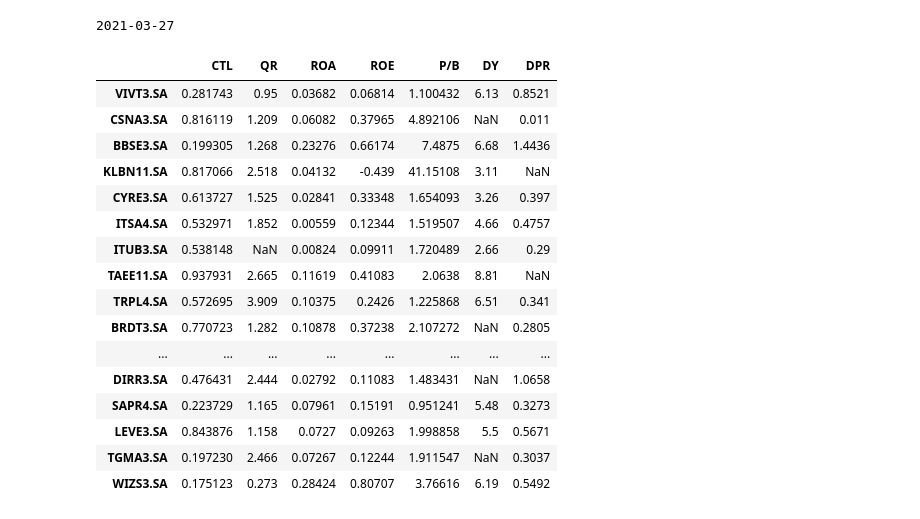
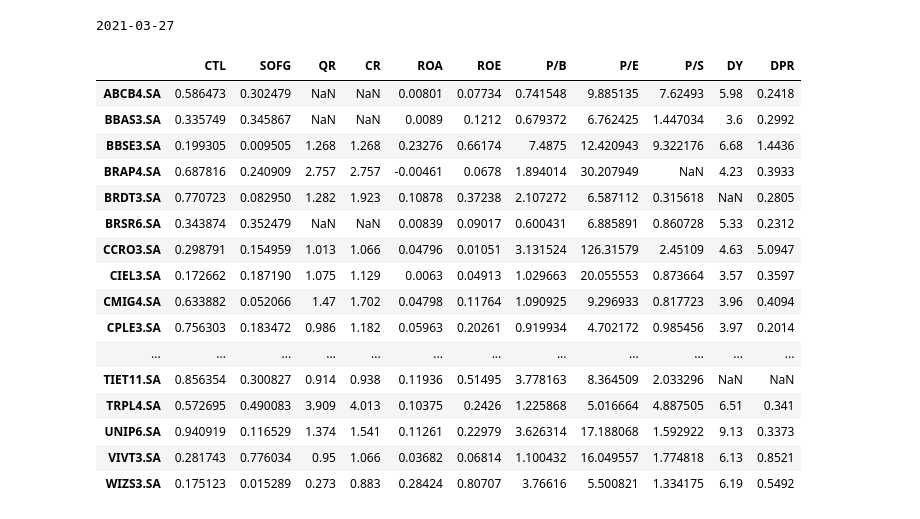
Before and after one commit to luizalbertocviana/python-financas, a Jupyter notebook: dividendos.ipynb, the cells around one changed output. Saved outputs shown, nothing was run; the diff lists cells and outputs as text; code cells hidden in the pictures.

```diff
--- a/dividendos.ipynb
+++ b/dividendos.ipynb
@@ -74,11 +74,15 @@ parameters_summary_details = [
     'fiftyTwoWeekLow',
     'fiftyTwoWeekHigh',
     'fiveYearAvgDividendYield',
-    'payoutRatio'
+    'payoutRatio',
+    'beta',
+    'trailingPE',
+    'priceToSalesTrailing12Months'
 ]
 
 parameters_financial_data = [
     'quickRatio',
+    'currentRatio',
     'returnOnAssets',
     'returnOnEquity',
     'debtToEquity',
@@ -111,36 +115,45 @@ def how_close_to_low(stock):
     length = high - low
 
     return (price - low) / length
+
+def beta_stable_or_fast_growing(stock):
+    beta = stock['beta']
+
+    return abs(1.0 - beta)
 # %%
 criteria = pd.DataFrame(index=data.index)
 
 criteria['CTL'] = data.apply(how_close_to_low, axis='columns')
+criteria['SOFG'] = data.apply(beta_stable_or_fast_growing, axis='columns')
 criteria['QR'] = data['quickRatio']
+criteria['CR'] = data['currentRatio']
 criteria['ROA'] = data['returnOnAssets']
 criteria['ROE'] = data['returnOnEquity']
 criteria['P/B'] = data['priceToBook']
+criteria['P/E'] = data['trailingPE']
+criteria['P/S'] = data['priceToSalesTrailing12Months']
 criteria['DY'] = data['fiveYearAvgDividendYield']
 criteria['DPR'] = data['payoutRatio']
 
-criteria
+criteria.sort_index()
 # %% [output]
-|  | CTL | QR | ROA | ROE | P/B | DY | DPR |
-| VIVT3.SA | 0.281743 | 0.95 | 0.03682 | 0.06814 | 1.100432 | 6.13 | 0.8521 |
-| CSNA3.SA | 0.816119 | 1.209 | 0.06082 | 0.37965 | 4.892106 | NaN | 0.011 |
-| BBSE3.SA | 0.199305 | 1.268 | 0.23276 | 0.66174 | 7.4875 | 6.68 | 1.4436 |
-| KLBN11.SA | 0.817066 | 2.518 | 0.04132 | -0.439 | 41.15108 | 3.11 | NaN |
-| CYRE3.SA | 0.613727 | 1.525 | 0.02841 | 0.33348 | 1.654093 | 3.26 | 0.397 |
-| ITSA4.SA | 0.532971 | 1.852 | 0.00559 | 0.12344 | 1.519507 | 4.66 | 0.4757 |
-| ITUB3.SA | 0.538148 | NaN | 0.00824 | 0.09911 | 1.720489 | 2.66 | 0.29 |
-| TAEE11.SA | 0.937931 | 2.665 | 0.11619 | 0.41083 | 2.0638 | 8.81 | NaN |
-| TRPL4.SA | 0.572695 | 3.909 | 0.10375 | 0.2426 | 1.225868 | 6.51 | 0.341 |
-| BRDT3.SA | 0.770723 | 1.282 | 0.10878 | 0.37238 | 2.107272 | NaN | 0.2805 |
-| ... | ... | ... | ... | ... | ... | ... | ... |
-| DIRR3.SA | 0.476431 | 2.444 | 0.02792 | 0.11083 | 1.483431 | NaN | 1.0658 |
-| SAPR4.SA | 0.223729 | 1.165 | 0.07961 | 0.15191 | 0.951241 | 5.48 | 0.3273 |
-| LEVE3.SA | 0.843876 | 1.158 | 0.0727 | 0.09263 | 1.998858 | 5.5 | 0.5671 |
-| TGMA3.SA | 0.197230 | 2.466 | 0.07267 | 0.12244 | 1.911547 | NaN | 0.3037 |
-| WIZS3.SA | 0.175123 | 0.273 | 0.28424 | 0.80707 | 3.76616 | 6.19 | 0.5492 |
+|  | CTL | SOFG | QR | CR | ROA | ROE | P/B | P/E | P/S | DY | DPR |
+| ABCB4.SA | 0.586473 | 0.302479 | NaN | NaN | 0.00801 | 0.07734 | 0.741548 | 9.885135 | 7.62493 | 5.98 | 0.2418 |
+| BBAS3.SA | 0.335749 | 0.345867 | NaN | NaN | 0.0089 | 0.1212 | 0.679372 | 6.762425 | 1.447034 | 3.6 | 0.2992 |
+| BBSE3.SA | 0.199305 | 0.009505 | 1.268 | 1.268 | 0.23276 | 0.66174 | 7.4875 | 12.420943 | 9.322176 | 6.68 | 1.4436 |
+| BRAP4.SA | 0.687816 | 0.240909 | 2.757 | 2.757 | -0.00461 | 0.0678 | 1.894014 | 30.207949 | NaN | 4.23 | 0.3933 |
+| BRDT3.SA | 0.770723 | 0.082950 | 1.282 | 1.923 | 0.10878 | 0.37238 | 2.107272 | 6.587112 | 0.315618 | NaN | 0.2805 |
+| BRSR6.SA | 0.343874 | 0.352479 | NaN | NaN | 0.00839 | 0.09017 | 0.600431 | 6.885891 | 0.860728 | 5.33 | 0.2312 |
+| CCRO3.SA | 0.298791 | 0.154959 | 1.013 | 1.066 | 0.04796 | 0.01051 | 3.131524 | 126.31579 | 2.45109 | 4.63 | 5.0947 |
+| CIEL3.SA | 0.172662 | 0.187190 | 1.075 | 1.129 | 0.0063 | 0.04913 | 1.029663 | 20.055553 | 0.873664 | 3.57 | 0.3597 |
+| CMIG4.SA | 0.633882 | 0.052066 | 1.47 | 1.702 | 0.04798 | 0.11764 | 1.090925 | 9.296933 | 0.817723 | 3.96 | 0.4094 |
+| CPLE3.SA | 0.756303 | 0.183472 | 0.986 | 1.182 | 0.05963 | 0.20261 | 0.919934 | 4.702172 | 0.985456 | 3.97 | 0.2014 |
+| ... | ... | ... | ... | ... | ... | ... | ... | ... | ... | ... | ... |
+| TIET11.SA | 0.856354 | 0.300827 | 0.914 | 0.938 | 0.11936 | 0.51495 | 3.778163 | 8.364509 | 2.033296 | NaN | NaN |
+| TRPL4.SA | 0.572695 | 0.490083 | 3.909 | 4.013 | 0.10375 | 0.2426 | 1.225868 | 5.016664 | 4.887505 | 6.51 | 0.341 |
+| UNIP6.SA | 0.940919 | 0.116529 | 1.374 | 1.541 | 0.11261 | 0.22979 | 3.626314 | 17.188068 | 1.592922 | 9.13 | 0.3373 |
+| VIVT3.SA | 0.281743 | 0.776034 | 0.95 | 1.066 | 0.03682 | 0.06814 | 1.100432 | 16.049557 | 1.774818 | 6.13 | 0.8521 |
+| WIZS3.SA | 0.175123 | 0.015289 | 0.273 | 0.883 | 0.28424 | 0.80707 | 3.76616 | 5.500821 | 1.334175 | 6.19 | 0.5492 |
 # %%
 rank = pd.DataFrame(index=data.index)
 
```
Also changed, not shown: parts of 1 cell of this notebook.
